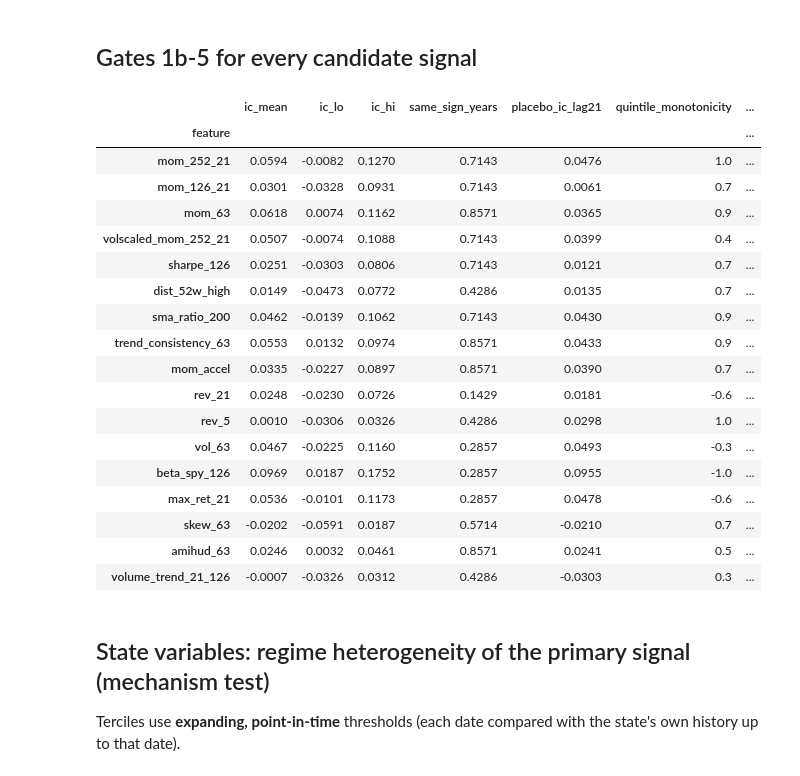
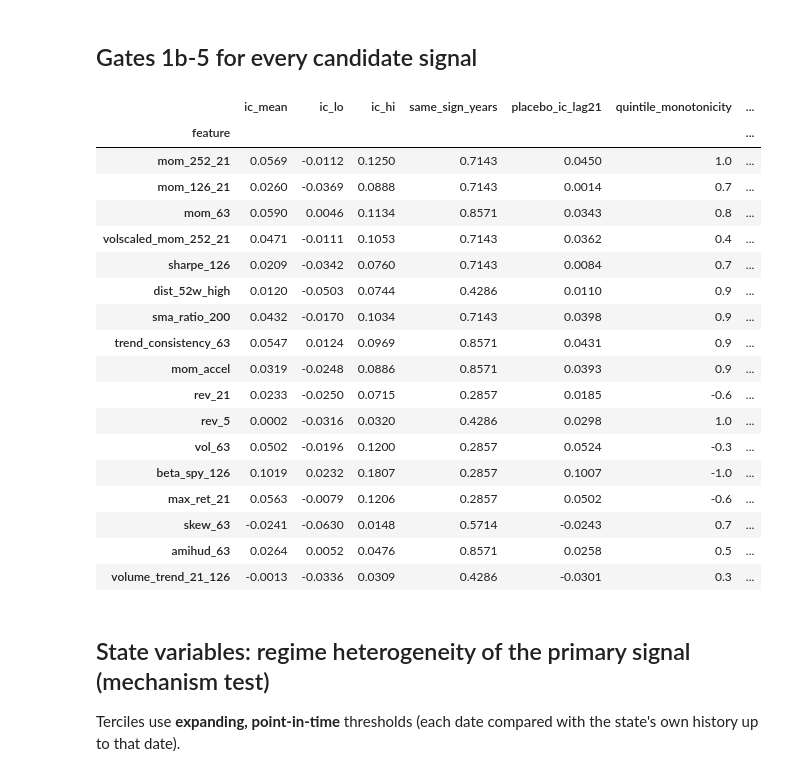
Before and after one commit to StanHsu0348/ml4t-midterm-etf-momentum, a Jupyter notebook: notebooks/03_labels_features_triage.ipynb, the cells around one changed output. Cells and saved outputs as stored; diff of their text form; code cells hidden in the pictures.

```diff
--- a/notebooks/03_labels_features_triage.ipynb
+++ b/notebooks/03_labels_features_triage.ipynb
@@ -20,6 +20,7 @@ from etfmom.data import load_panel, per_leg_cost_bps, universe, wide, month_end_
 from etfmom.features import REGISTRY, SIGNALS, STATES, build_panel, compute_raw_features
 from etfmom.ledger import log_run
 from etfmom.metrics import benjamini_hochberg, daily_ic, effective_n, ic_summary, nw_mean
+from etfmom.models import selection_rows
 
 plt.style.use("seaborn-v0_8-whitegrid")
 S = setup()
@@ -28,6 +29,8 @@ panel = build_panel(df)
 panel.to_parquet(ART / "panel_dev.parquet")
 LABEL = "fwd_open_ret_21d"
 d0, d1 = S["evaluation"]["discovery_period"]
-disc = panel.loc[d0:d1]
-print(panel.shape, "| discovery rows:", len(disc))
+dates = panel.index.get_level_values("date").unique()
+first_val = f"{S['evaluation']['validation_folds'][0]}-01-01"
+disc = selection_rows(panel, d0, first_val, dates)       # purged at its end: no label reaches into 2015
+print(panel.shape, "| discovery rows:", len(disc), "| last discovery date:", disc.index.get_level_values("date").max().date())
 # %% [output]
@@ -114,7 +116,7 @@ clusters: 15 | duplicates: {'volscaled_mom_252_21': 'mom_252_21', 'max_ret_21':
 # %%
 cost = per_leg_cost_bps(df)
 me = month_end_sessions(pd.DatetimeIndex(dates))
-me_disc = me[(me >= d0) & (me <= d1)]
+me_disc = me[(me >= d0) & (me <= disc.index.get_level_values("date").max())]
 rt_cost = 2 * float(np.nanmedian(cost.reindex(me_disc).values))       # round-trip, fraction
 yr_blocks = sorted(set(disc.index.get_level_values("date").year))
 
@@ -157,51 +159,51 @@ def decide(r):
     right_dir = np.sign(r.ic_mean) == r.expected_sign
     sig = r.bh_sig and ((r.ic_lo > 0) if r.expected_sign > 0 else (r.ic_hi < 0))
     slow = abs(r.placebo_ic_lag21) >= 0.5 * abs(r.ic_mean) and np.sign(r.placebo_ic_lag21) == np.sign(r.ic_mean)
     g3 = r.quintile_monotonicity >= 0.9
     g4 = r.q5_q1_spread_month > 2 * r.cost_month
     notes = []
     if not g1: return "STOP", "fails truncation test"
     if r.duplicate_of: return "STOP", f"duplicate of {r.duplicate_of} (|rho|>=0.8)"
     if not right_dir and r.same_sign_years < 0.5:
         return "STOP", "sign opposite to mechanism; no stable support"
     if slow: notes.append("slow state proxy (placebo survives)")
     if not g3: notes.append("non-monotone quintiles")
     if not g4: notes.append("spread < 2x cost")
     if not sig: notes.append("CI includes 0 / not BH-significant")
     if sig and g3 and g4 and not slow: return "PROCEED", "all gates pass"
     if right_dir and r.same_sign_years >= 4 / 7: return "REVISE", "; ".join(notes)
     return "STOP", "; ".join(notes) or "weak"
 
 dec = tri.apply(decide, axis=1, result_type="expand"); dec.columns = ["decision", "reason"]
 tri = tri.join(dec)
 tri.round(4).to_csv(TAB / "03_triage.csv")
 for feat, r in tri.iterrows():
     log_run("feature_triage", feat, "discovery", {"label": LABEL, "expected_sign": int(r.expected_sign)},
-            f"{d0}..{d1}", {k: float(r[k]) for k in ["ic_mean", "ic_lo", "ic_hi", "p_nw", "same_sign_years", "quintile_monotonicity", "q5_q1_spread_month", "cost_month"]},
+            f"{d0}..{disc.index.get_level_values('date').max().date()}", {k: float(r[k]) for k in ["ic_mean", "ic_lo", "ic_hi", "p_nw", "same_sign_years", "quintile_monotonicity", "q5_q1_spread_month", "cost_month"]},
             r.decision, r.reason)
 log_run("feature_triage", "correlation_dedupe", "discovery", {"threshold_abs_rho": 0.8, "linkage": "average"}, f"{d0}..{d1}",
         {"n_clusters": int(cl.nunique())}, "applied", "")
 tri[["ic_mean", "ic_lo", "ic_hi", "same_sign_years", "placebo_ic_lag21", "quintile_monotonicity", "q5_q1_spread_month", "cost_month", "bh_sig", "decision", "reason"]].round(4)
 # %% [output]
 |  | ic_mean | ic_lo | ic_hi | same_sign_years | placebo_ic_lag21 | quintile_monotonicity | ... |
 | feature |  |  |  |  |  |  | ... |
-| mom_252_21 | 0.0594 | -0.0082 | 0.1270 | 0.7143 | 0.0476 | 1.0 | ... |
-| mom_126_21 | 0.0301 | -0.0328 | 0.0931 | 0.7143 | 0.0061 | 0.7 | ... |
-| mom_63 | 0.0618 | 0.0074 | 0.1162 | 0.8571 | 0.0365 | 0.9 | ... |
-| volscaled_mom_252_21 | 0.0507 | -0.0074 | 0.1088 | 0.7143 | 0.0399 | 0.4 | ... |
-| sharpe_126 | 0.0251 | -0.0303 | 0.0806 | 0.7143 | 0.0121 | 0.7 | ... |
-| dist_52w_high | 0.0149 | -0.0473 | 0.0772 | 0.4286 | 0.0135 | 0.7 | ... |
-| sma_ratio_200 | 0.0462 | -0.0139 | 0.1062 | 0.7143 | 0.0430 | 0.9 | ... |
-| trend_consistency_63 | 0.0553 | 0.0132 | 0.0974 | 0.8571 | 0.0433 | 0.9 | ... |
-| mom_accel | 0.0335 | -0.0227 | 0.0897 | 0.8571 | 0.0390 | 0.7 | ... |
-| rev_21 | 0.0248 | -0.0230 | 0.0726 | 0.1429 | 0.0181 | -0.6 | ... |
-| rev_5 | 0.0010 | -0.0306 | 0.0326 | 0.4286 | 0.0298 | 1.0 | ... |
-| vol_63 | 0.0467 | -0.0225 | 0.1160 | 0.2857 | 0.0493 | -0.3 | ... |
-| beta_spy_126 | 0.0969 | 0.0187 | 0.1752 | 0.2857 | 0.0955 | -1.0 | ... |
-| max_ret_21 | 0.0536 | -0.0101 | 0.1173 | 0.2857 | 0.0478 | -0.6 | ... |
-| skew_63 | -0.0202 | -0.0591 | 0.0187 | 0.5714 | -0.0210 | 0.7 | ... |
-| amihud_63 | 0.0246 | 0.0032 | 0.0461 | 0.8571 | 0.0241 | 0.5 | ... |
-| volume_trend_21_126 | -0.0007 | -0.0326 | 0.0312 | 0.4286 | -0.0303 | 0.3 | ... |
+| mom_252_21 | 0.0569 | -0.0112 | 0.1250 | 0.7143 | 0.0450 | 1.0 | ... |
+| mom_126_21 | 0.0260 | -0.0369 | 0.0888 | 0.7143 | 0.0014 | 0.7 | ... |
+| mom_63 | 0.0590 | 0.0046 | 0.1134 | 0.8571 | 0.0343 | 0.8 | ... |
+| volscaled_mom_252_21 | 0.0471 | -0.0111 | 0.1053 | 0.7143 | 0.0362 | 0.4 | ... |
+| sharpe_126 | 0.0209 | -0.0342 | 0.0760 | 0.7143 | 0.0084 | 0.7 | ... |
+| dist_52w_high | 0.0120 | -0.0503 | 0.0744 | 0.4286 | 0.0110 | 0.9 | ... |
+| sma_ratio_200 | 0.0432 | -0.0170 | 0.1034 | 0.7143 | 0.0398 | 0.9 | ... |
+| trend_consistency_63 | 0.0547 | 0.0124 | 0.0969 | 0.8571 | 0.0431 | 0.9 | ... |
+| mom_accel | 0.0319 | -0.0248 | 0.0886 | 0.8571 | 0.0393 | 0.9 | ... |
+| rev_21 | 0.0233 | -0.0250 | 0.0715 | 0.2857 | 0.0185 | -0.6 | ... |
+| rev_5 | 0.0002 | -0.0316 | 0.0320 | 0.4286 | 0.0298 | 1.0 | ... |
+| vol_63 | 0.0502 | -0.0196 | 0.1200 | 0.2857 | 0.0524 | -0.3 | ... |
+| beta_spy_126 | 0.1019 | 0.0232 | 0.1807 | 0.2857 | 0.1007 | -1.0 | ... |
+| max_ret_21 | 0.0563 | -0.0079 | 0.1206 | 0.2857 | 0.0502 | -0.6 | ... |
+| skew_63 | -0.0241 | -0.0630 | 0.0148 | 0.5714 | -0.0243 | 0.7 | ... |
+| amihud_63 | 0.0264 | 0.0052 | 0.0476 | 0.8571 | 0.0258 | 0.5 | ... |
+| volume_trend_21_126 | -0.0013 | -0.0336 | 0.0309 | 0.4286 | -0.0301 | 0.3 | ... |
 # %% [markdown]
 ## State variables: regime heterogeneity of the primary signal (mechanism test)
 Terciles use **expanding, point-in-time** thresholds (each date compared with
```
Also changed, not shown: parts of 4 cells of this notebook, 35 other files.
